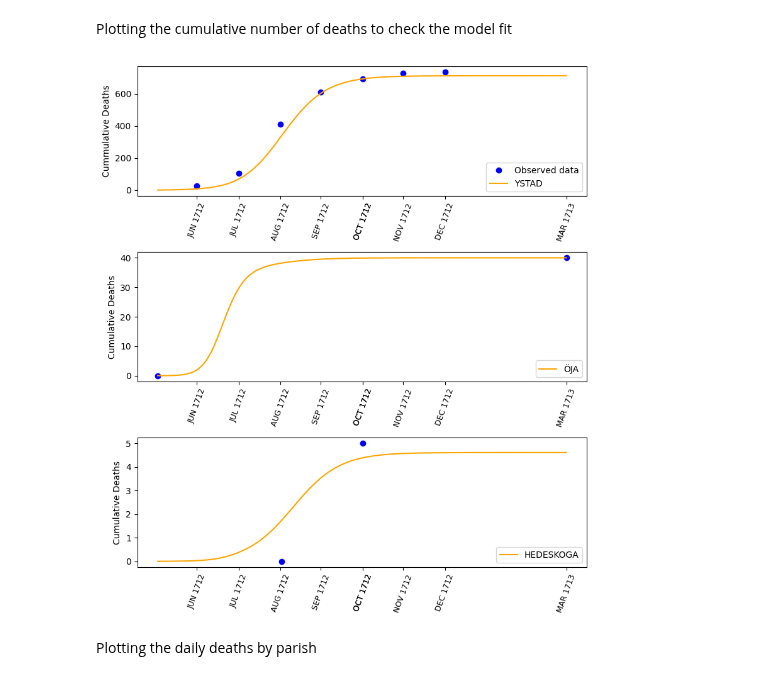
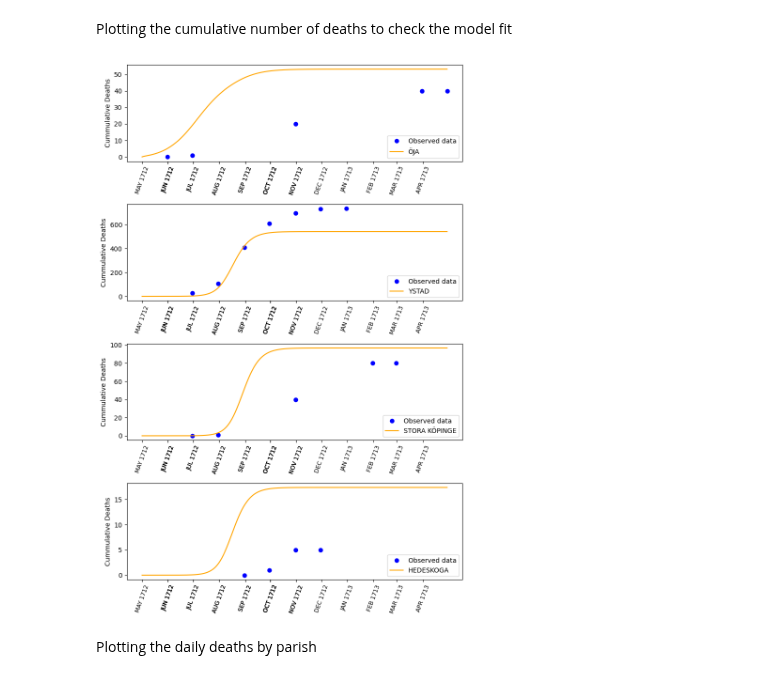
Before and after one commit to polislizarralde/PythonMathematicalModeling, a Jupyter notebook: docs/PlagueProject/FittingSeasonMetapopModelPlague.ipynb, the cells around one changed output. Drawn from its saved outputs; the diff is of its cells as text; code cells hidden in the pictures.

```diff
--- a/docs/PlagueProject/FittingSeasonMetapopModelPlague.ipynb
+++ b/docs/PlagueProject/FittingSeasonMetapopModelPlague.ipynb
@@ -165,9 +310,11 @@ group['new_format_BeginPlaguePeriod'] = pd.to_datetime(
     group['BeginPlaguePeriod'], format='%b %Y')
 group['new_format_EndPlaguePeriod'] = pd.to_datetime(
     group['EndPlaguePeriod'], format='%b %Y')
+# %%
+parishes_complete_data =group[(group['EndPlaguePeriod'].notna()) & (group['VictimsNumber'].notna())]
 # %%
 # Getting the centroid of each polygon for defining the transmission matrix
-cluster1 = get_centroid(add_Begin_End_days(sort_by_date(group)
+cluster1 = get_centroid(add_Begin_End_days(sort_by_date(parishes_complete_data)
                                          , 'new_format_BeginPlaguePeriod'
                                          , 'new_format_EndPlaguePeriod'
                                          , 'VictimsNumber'
@@ -234,6 +401,9 @@ def SEIRD_model(y, t, model_parameters: tuple[dict]):
     N = parameters['N']
     n = parameters['n']
 
+    # Ensure p_coeff is symmetric
+    #p_coeff = np.triu(p_coeff,1) + np.tril(p_coeff, -1)
+
     vars = y
 
     def entryfun(i, offset): return vars[5 * i + offset]
@@ -243,7 +413,9 @@ def SEIRD_model(y, t, model_parameters: tuple[dict]):
 
 
     beta_matrix =  transmission_matrix_beta(gdf, beta)
-    p_matrix = transmission_matrix2_p(gdf)
+    p_matrix = transmission_matrix2_p(gdf, p_coeff)
+
+    # trans_matrix = total_transmission_matrix(gdf, beta, p_coeff)
 
 
     # For including a seasonal transmission rate
@@ -255,7 +427,7 @@ def SEIRD_model(y, t, model_parameters: tuple[dict]):
     else:
         seasonal_rate = lambda w : 0
 
-    matrix = lambda w : seasonal_rate(w) + (beta_matrix +  (p_coeff * p_matrix))
+    matrix = lambda w : seasonal_rate(w) + (beta_matrix + p_matrix)
 
     sum_transmission = lambda w : np.sum(matrix(w) * entry[:, 2], axis=1)
 
@@ -523,48 +703,58 @@ fig_height = figsize_single_subplot[1] * 1.5*n
 fig, axes = plt.subplots(nrows=n, ncols=1, figsize=(
     figsize_single_subplot[0], fig_height), sharex=False)
 
+# Wrap the axes array into a numpy array to make it easier to work with
+axes = np.array(axes).reshape(n)
+
 # Plot model solution D for each patch
-tick_positions = example['EndDaysPlague'].values
-tick_labels = example['EndPlaguePeriod'].values
+tick_positions = example['BeginDaysPlague'].values
+tick_labels = example['BeginPlaguePeriod'].values
 # Create a dictionary where the key is the parish name and the value is the dataframe
 grouped_by_parish = example.groupby('ParishName')
 group_dict = {}
 for name, data in grouped_by_parish:
     group_dict[name] = data
 
 # Plot model solution D and the data for each patch
 for i in range(n):
     current_parish = model_input.patchNames()[i]
     current_df = group_dict[current_parish]
     len_data_parish = len(current_df)
     if len_data_parish < 2:
         initial_position = current_df['BeginDaysPlague'].values[0]
         final_position = current_df['EndDaysPlague'].values[0]
         deaths = current_df['VictimsNumber'].values[0]
-        axes[i].plot(initial_position, 0, 'bo')
-        axes[i].plot(final_position, deaths, 'bo')
-        axes[i].plot(model_solution['D'][i], color='orange', label=current_parish)
-        axes[i].set_ylabel('Cumulative Deaths')
-        axes[i].legend(loc='lower right')
-        axes[i].set_xticks(tick_positions, tick_labels, rotation=70, fontsize=9)
+        if final_position != 0 and deaths != 0:
+            axes[i].plot(initial_position, 0, 'bo')
+            axes[i].plot(final_position, deaths, 'bo')
+            axes[i].plot(model_solution['D'][i], color='orange', label=current_parish)
+            axes[i].set_ylabel('Cumulative Deaths')
+            axes[i].legend(loc='lower right')
+            axes[i].set_xticks(tick_positions, tick_labels, rotation=70, fontsize=9)
+        else:
+            axes[i].plot(initial_position, 0, 'bo')
+            axes[i].plot(model_solution['D'][i], color='orange', label=current_parish)
+            axes[i].set_ylabel('Cumulative Deaths')
+            axes[i].legend(loc='lower right')
+            axes[i].set_xticks(tick_positions, tick_labels, rotation=70, fontsize=9)
 
     else:
         time = np.zeros(len_data_parish)
         cumdeathData = np.zeros(len_data_parish)
         for j in range(len_data_parish):
             time[j] = current_df['EndDaysPlague'].values[j]
             cumdeathData[j] = current_df['VictimsNumber'].values[j]
         axes[i].plot(time, cumdeathData, 'bo', label='Observed data')
         axes[i].plot(model_solution["D"][i],
                         color='orange', label=current_parish)
         axes[i].set_ylabel('Cummulative Deaths')
         axes[i].legend(loc='lower right')
         axes[i].set_xticks(tick_positions, tick_labels, rotation=70, fontsize=9)
 # Adjust the layout to avoid overlapping
 plt.tight_layout()
 plt.show()
 # %% [output]
-[figure, old version]
+[figure, new version]
 # %% [markdown]
 Plotting the daily deaths by parish
 # %%
```
Also changed, not shown: parts of 13 cells of this notebook.
